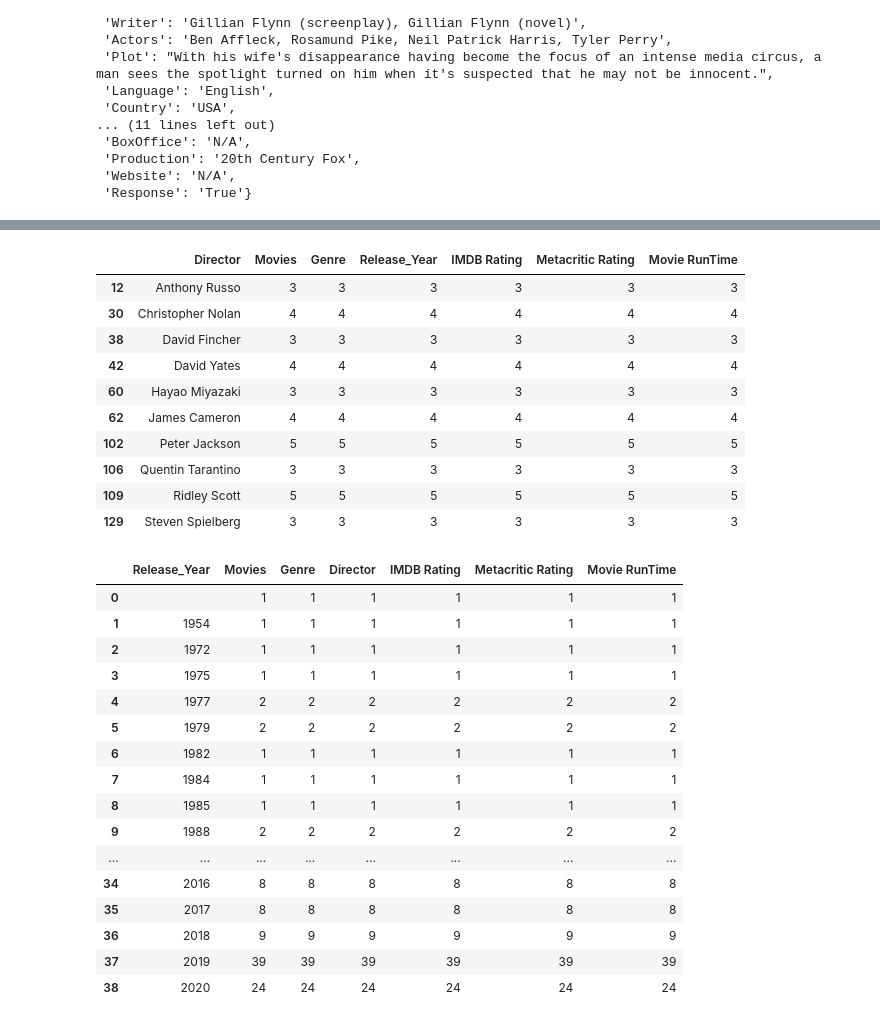
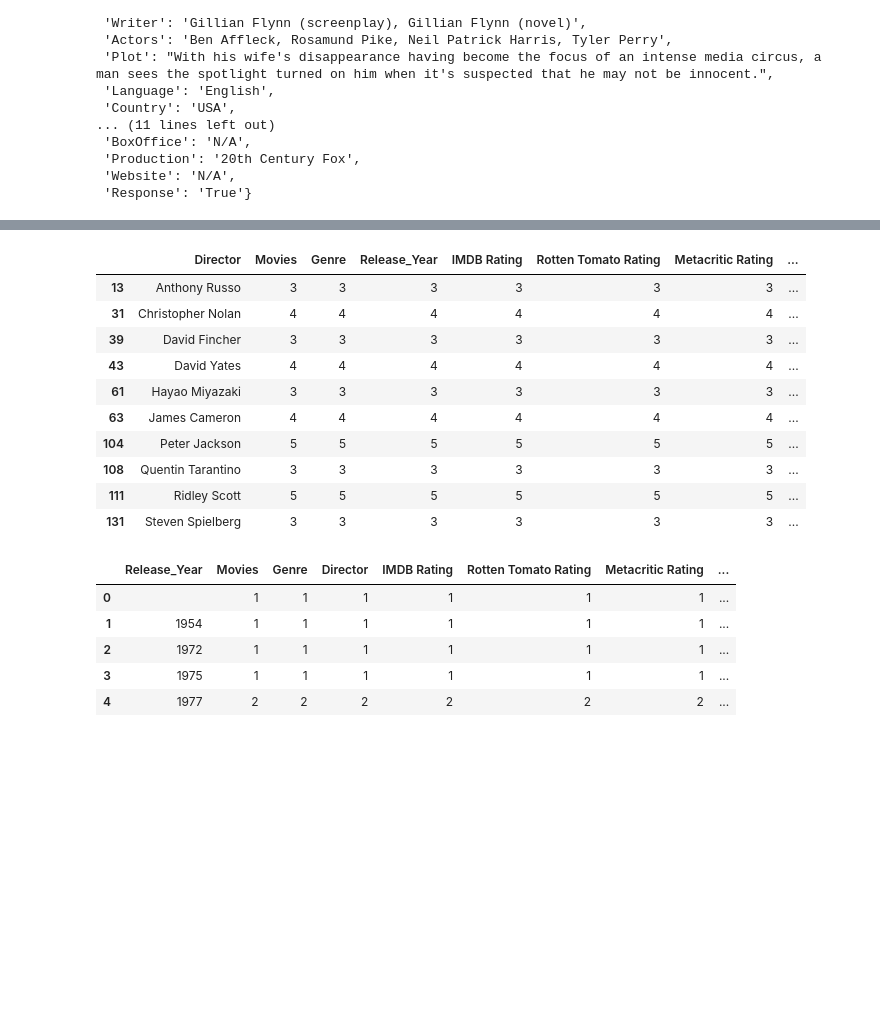
Before and after one commit to mwil177/project-1, a Jupyter notebook: Movie Stuff.ipynb, the cells around one changed output, grey strips where cells are left out. Drawn from its saved outputs; the diff is of its cells as text; code cells hidden in the pictures; blank space fills up the shorter version.

```diff
--- a/Movie Stuff.ipynb
+++ b/Movie Stuff.ipynb
@@ -10,6 +10,9 @@ import json
 from config import api_key
 from pprint import pprint
 import random
+
+pd.set_option('display.max_rows', None)
+pd.set_option('display.max_columns', None)
 # %%
 #Create url
 url = "http://www.omdbapi.com/?t="
@@ -64,6 +67,7 @@ for index, row in movie.iterrows():
         movie.loc[index, 'genre'] = response['Genre']
         movie.loc[index, 'year'] = response['Year']
         movie.loc[index, 'imdbRating'] = response['imdbRating']
+        movie.loc[index, 'ratings_rotten'] = response['Ratings'][1]['Value']
         movie.loc[index, 'rating_ metacritic'] = response['Metascore']
         movie.loc[index, 'run_time'] = response['Runtime']
         movie.loc[index, 'writer'] = response['Writer']
@@ -104,10 +125,11 @@ movie.head()
 # %%
-movie_short = movie[["title", "genre", "director", "year", "imdbRating", "rating_ metacritic", "run_time"]]
+movie_short = movie[["title", "genre", "director", "year", "imdbRating", "ratings_rotten", "rating_ metacritic", "run_time"]]
 movie_short_rename = movie_short.rename(columns={"title": "Movies",
                                                  "genre": "Genre",
                                                  "director": "Director",
                                                  "year": "Release_Year",
                                                  "imdbRating": "IMDB Rating",
+                                                 "ratings_rotten": "Rotten Tomato Rating",
                                                  "rating_ metacritic": "Metacritic Rating",
                                                  "run_time": "Movie RunTime"})
 movie_short_rename
@@ -143,4 +169,18 @@ movie_short_rename["Genre"] = movie_split_genre["Genre 1"]
 movie_short_rename["Director"] = movie_split_director["Director 1"]
 
 movie_short_rename
+
+movie_clean_RT = movie_short_rename["Rotten Tomato Rating"].replace(['', '54/100', '56/100',
+                                                                     '81/100', '64/100', '68/100', '46/100',
+                                                                     '47/100', '90/100', '51/100', '72/100',
+                                                                     '85/100','43/100','44/100','53/100', '26/100',
+                                                                     '48/100'], "none")
+movie_short_rename["Rotten Tomato Rating"] = movie_clean_RT
+
+
+rotten_df = movie_short_rename.loc[(movie_short_rename["Rotten Tomato Rating"] != "none") &
+                                  (movie_short_rename["Metacritic Rating"] != "N/A")]
+
+
+rotten_df
 # %% [output]
@@ -221,43 +269,32 @@ movie_director_clean
 movie_director_cleaner = movie_director_clean[movie_director.Movies > 2]
 movie_director_cleaner
 # %% [output]
-|  | Director | Movies | Genre | Release_Year | IMDB Rating | Metacritic Rating | Movie RunTime |
-| 12 | Anthony Russo | 3 | 3 | 3 | 3 | 3 | 3 |
-| 30 | Christopher Nolan | 4 | 4 | 4 | 4 | 4 | 4 |
-| 38 | David Fincher | 3 | 3 | 3 | 3 | 3 | 3 |
-| 42 | David Yates | 4 | 4 | 4 | 4 | 4 | 4 |
-| 60 | Hayao Miyazaki | 3 | 3 | 3 | 3 | 3 | 3 |
-| 62 | James Cameron | 4 | 4 | 4 | 4 | 4 | 4 |
-| 102 | Peter Jackson | 5 | 5 | 5 | 5 | 5 | 5 |
-| 106 | Quentin Tarantino | 3 | 3 | 3 | 3 | 3 | 3 |
-| 109 | Ridley Scott | 5 | 5 | 5 | 5 | 5 | 5 |
-| 129 | Steven Spielberg | 3 | 3 | 3 | 3 | 3 | 3 |
+|  | Director | Movies | Genre | Release_Year | IMDB Rating | Rotten Tomato Rating | Metacritic Rating | ... |
+| 13 | Anthony Russo | 3 | 3 | 3 | 3 | 3 | 3 | ... |
+| 31 | Christopher Nolan | 4 | 4 | 4 | 4 | 4 | 4 | ... |
+| 39 | David Fincher | 3 | 3 | 3 | 3 | 3 | 3 | ... |
+| 43 | David Yates | 4 | 4 | 4 | 4 | 4 | 4 | ... |
+| 61 | Hayao Miyazaki | 3 | 3 | 3 | 3 | 3 | 3 | ... |
+| 63 | James Cameron | 4 | 4 | 4 | 4 | 4 | 4 | ... |
+| 104 | Peter Jackson | 5 | 5 | 5 | 5 | 5 | 5 | ... |
+| 108 | Quentin Tarantino | 3 | 3 | 3 | 3 | 3 | 3 | ... |
+| 111 | Ridley Scott | 5 | 5 | 5 | 5 | 5 | 5 | ... |
+| 131 | Steven Spielberg | 3 | 3 | 3 | 3 | 3 | 3 | ... |
 # %%
 #Group movies by release year
 movie_year = movie_short_rename.groupby(["Release_Year"]).count()
 #Add index so data can be graphed
 movie_year.reset_index(level=0, inplace=True)
 #Remove column with no year listed
 movie_year_clean = movie_year[movie_year.Release_Year != 0]
-movie_year_clean
+movie_year_clean.head()
 # %% [output]
-|  | Release_Year | Movies | Genre | Director | IMDB Rating | Metacritic Rating | Movie RunTime |
-| 0 |  | 1 | 1 | 1 | 1 | 1 | 1 |
-| 1 | 1954 | 1 | 1 | 1 | 1 | 1 | 1 |
-| 2 | 1972 | 1 | 1 | 1 | 1 | 1 | 1 |
-| 3 | 1975 | 1 | 1 | 1 | 1 | 1 | 1 |
-| 4 | 1977 | 2 | 2 | 2 | 2 | 2 | 2 |
-| 5 | 1979 | 2 | 2 | 2 | 2 | 2 | 2 |
-| 6 | 1982 | 1 | 1 | 1 | 1 | 1 | 1 |
-| 7 | 1984 | 1 | 1 | 1 | 1 | 1 | 1 |
-| 8 | 1985 | 1 | 1 | 1 | 1 | 1 | 1 |
-| 9 | 1988 | 2 | 2 | 2 | 2 | 2 | 2 |
-| ... | ... | ... | ... | ... | ... | ... | ... |
-| 34 | 2016 | 8 | 8 | 8 | 8 | 8 | 8 |
-| 35 | 2017 | 8 | 8 | 8 | 8 | 8 | 8 |
-| 36 | 2018 | 9 | 9 | 9 | 9 | 9 | 9 |
-| 37 | 2019 | 39 | 39 | 39 | 39 | 39 | 39 |
-| 38 | 2020 | 24 | 24 | 24 | 24 | 24 | 24 |
+|  | Release_Year | Movies | Genre | Director | IMDB Rating | Rotten Tomato Rating | Metacritic Rating | ... |
+| 0 |  | 1 | 1 | 1 | 1 | 1 | 1 | ... |
+| 1 | 1954 | 1 | 1 | 1 | 1 | 1 | 1 | ... |
+| 2 | 1972 | 1 | 1 | 1 | 1 | 1 | 1 | ... |
+| 3 | 1975 | 1 | 1 | 1 | 1 | 1 | 1 | ... |
+| 4 | 1977 | 2 | 2 | 2 | 2 | 2 | 2 | ... |
 # %%
 #Select only years that have more than 4 movies
 movie_year_cleaner = movie_year_clean[movie_year.Movies >= 4]
```
Also changed, not shown: parts of 24 cells of this notebook, 1 other file.
